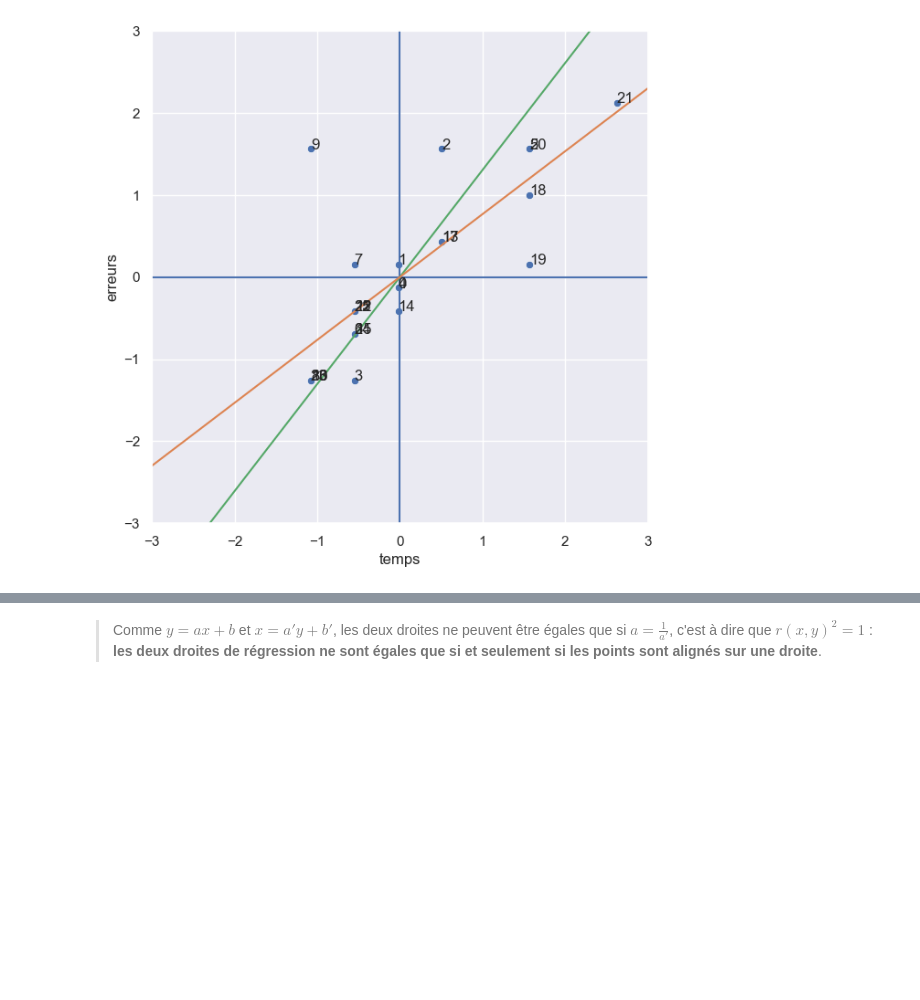
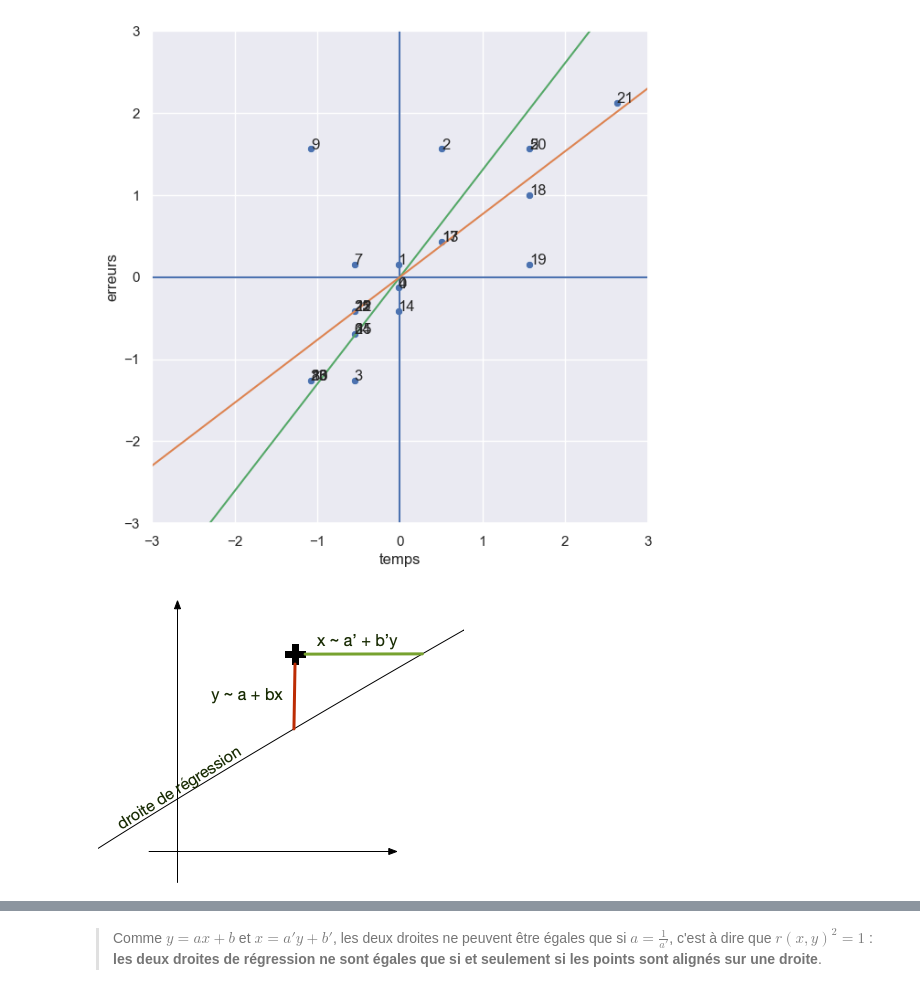
Before and after one commit to FrancoisBrucker/cours_informatique, a Jupyter notebook: docs/src/cours/analyse-données/notebooks/2_2_1_cours_régression_et_corrélation.ipynb, the cells around one changed output, grey strips where cells are left out. Drawn from its saved outputs; the diff is of its cells as text; code cells hidden in the pictures; blank space fills up the shorter version.

```diff
--- a/docs/src/cours/analyse-données/notebooks/2_2_cours_régression_et_corrélation.ipynb
+++ b/docs/src/cours/analyse-données/notebooks/2_2_1_cours_régression_et_corrélation.ipynb
@@ -360,4 +360,10 @@ plt.plot(ax.get_xlim(), [ x * a + b for x in ax.get_xlim()], color=current_palet
 plt.show()
 # %% [output]
 [figure]
+# %%
+from IPython import display
+
+display.display(display.Image("régression-opti.png"))
+# %% [output]
+[figure, added]
 # %% [markdown]
```
Also changed, not shown: parts of 1 cell of this notebook, 5 other files.
